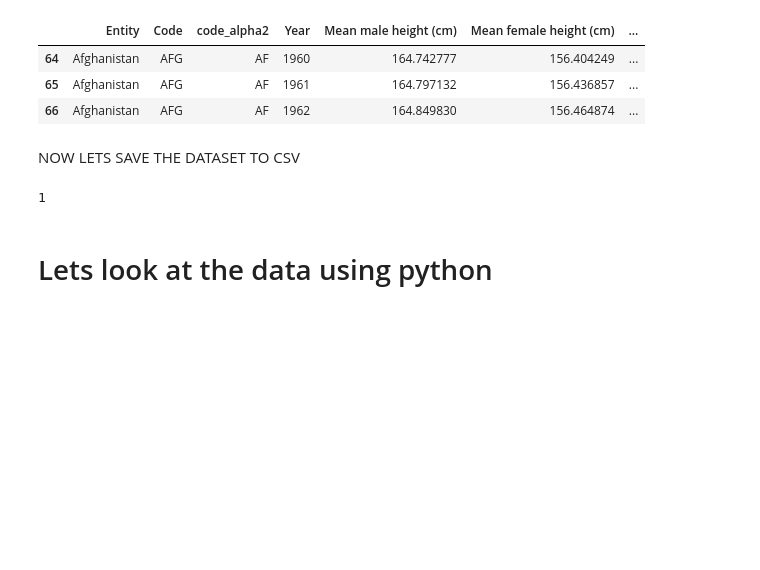
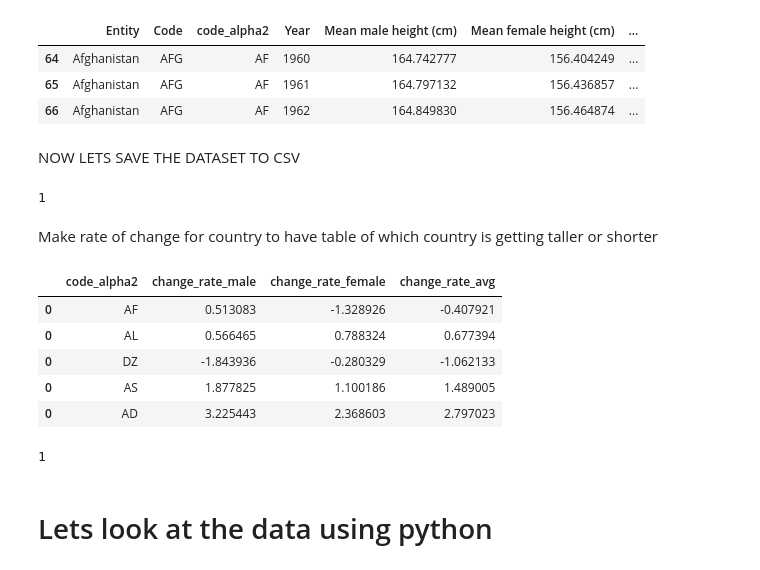
Before and after one commit to boardkeystown/CIS568Projcet, a Jupyter notebook: jupyter/workbook2.ipynb, the cells around one changed output. Cells and saved outputs as stored; diff of their text form; code cells hidden in the pictures; blank space fills up the shorter version.

```diff
--- a/jupyter/workbook2.ipynb
+++ b/jupyter/workbook2.ipynb
@@ -351,6 +354,63 @@ import os
 os.system('cp ./avg_height_human_country_gdp.csv ../data/')
 # %% [output]
 1
+# %% [markdown]
+Make rate of change for country to have table of which country is getting taller or shorter
+# %%
+import numpy as np
+
+def mkHeightRateOfChangePerCounty(df_in):
+    df_out = pd.DataFrame(columns=['code_alpha2',
+                                   'change_rate_male',
+                                   'change_rate_female',
+                                   'change_rate_avg'])
+    year_start = df_in['Year'].min()
+    year_end = df_in['Year'].max()
+    cntCodes = df_in['code_alpha2'].unique()
+
+    for cc in cntCodes:
+        if (cc == 'N/A' or cc == 0):
+            continue
+        crm_start = df_in.loc[(df_in['code_alpha2'] == cc) &
+                    (df_in['Year'] == year_start)]['Mean male height (cm)']
+        crm_end = df_in.loc[(df_in['code_alpha2'] == cc) &
+                    (df_in['Year'] == year_end)]['Mean male height (cm)']
+
+        crf_start = df_in.loc[(df_in['code_alpha2'] == cc) &
+                    (df_in['Year'] == year_start)]['Mean female height (cm)']
+        crf_end = df_in.loc[(df_in['code_alpha2'] == cc) &
+                    (df_in['Year'] == year_end)]['Mean female height (cm)']
+        crm_start = float(crm_start)
+        crm_end = float(crm_end)
+        crf_start = float(crf_start)
+        crf_end = float(crf_end)
+
+        data_new_row = [{
+            'code_alpha2': cc,
+            'change_rate_male' : crm_end-crm_start,
+            'change_rate_female':crf_end-crf_start,
+            'change_rate_avg': ((crm_end+crf_end)-(crm_start+crf_start))/2
+            }]
+        df_new_row = pd.DataFrame(data=data_new_row)
+        df_out = pd.concat([df_out,df_new_row]).copy()
+    return df_out.copy()
+
+rate_change_df = mkHeightRateOfChangePerCounty(avg_height_human)
+
+rate_change_df.head()
+# %% [output]
+|  | code_alpha2 | change_rate_male | change_rate_female | change_rate_avg |
+| 0 | AF | 0.513083 | -1.328926 | -0.407921 |
+| 0 | AL | 0.566465 | 0.788324 | 0.677394 |
+| 0 | DZ | -1.843936 | -0.280329 | -1.062133 |
+| 0 | AS | 1.877825 | 1.100186 | 1.489005 |
+| 0 | AD | 3.225443 | 2.368603 | 2.797023 |
+# %%
+rate_change_df.to_csv('./avg_rate_change_per_country_gdp.csv', index=False)
+
+os.system('cp ./avg_rate_change_per_country_gdp.csv ../data/')
+# %% [output]
+1
 # %% [markdown]
 # Lets look at the data using python
 # %%
```
Also changed, not shown: parts of 9 cells of this notebook, 3 other files.
